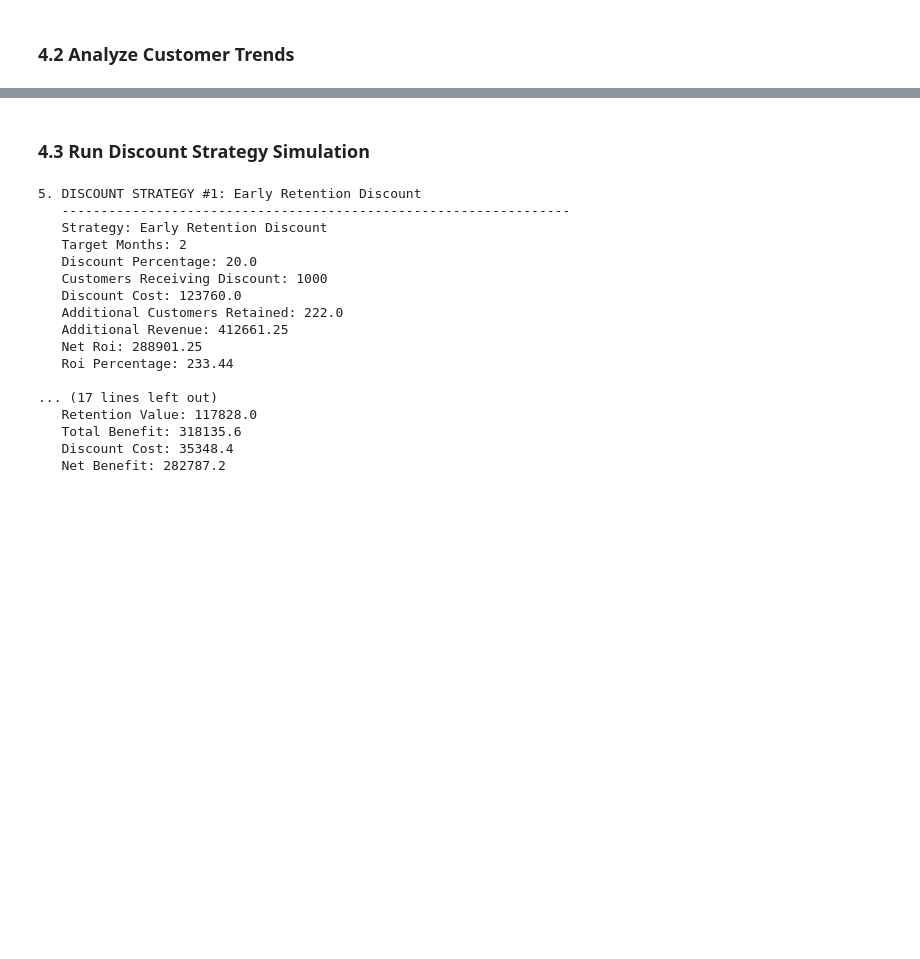
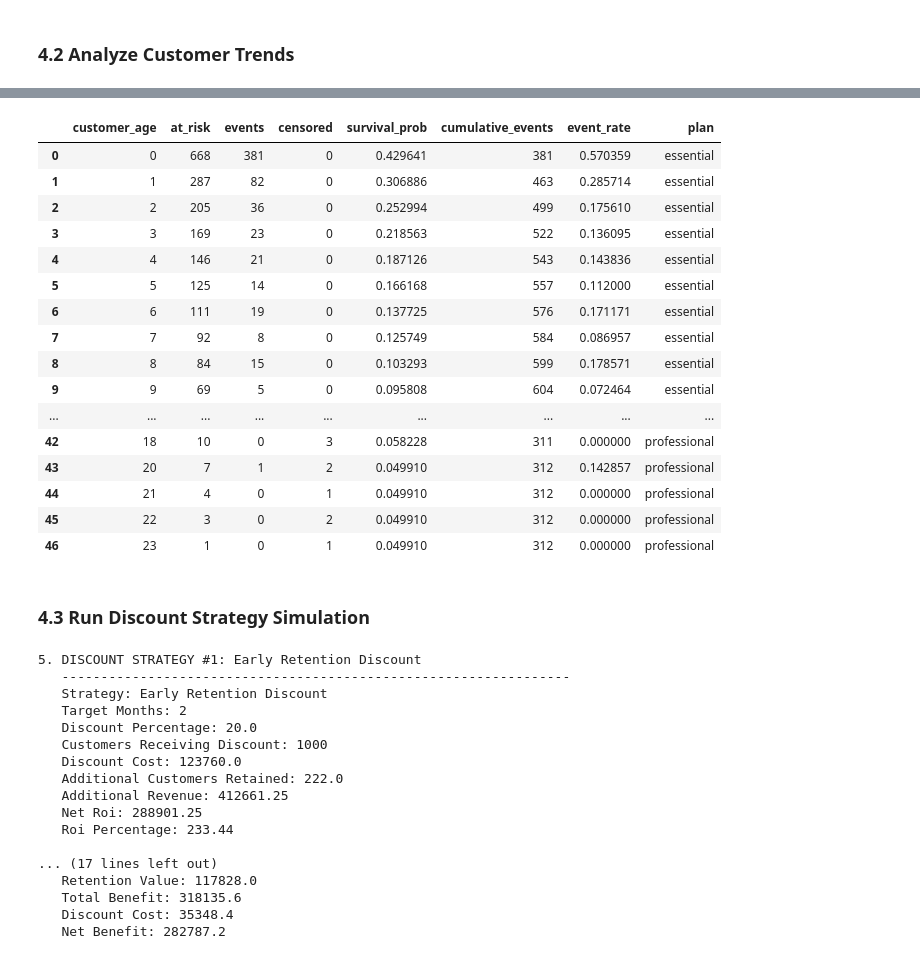
Before and after one commit to juileebhosale/Pricing_Strategy, a Jupyter notebook: Pricing_Strategy_mock_V2.ipynb, the cells around one changed output, grey strips where cells are left out. Saved outputs shown, nothing was run; the diff lists cells and outputs as text; code cells hidden in the pictures; blank space fills up the shorter version.

```diff
--- a/Pricing_Strategy_mock_V2.ipynb
+++ b/Pricing_Strategy_mock_V2.ipynb
@@ -552,3 +773,23 @@ plt.show()
+# %%
+survival_by_plan
+# %% [output]
+|  | customer_age | at_risk | events | censored | survival_prob | cumulative_events | event_rate | plan |
+| 0 | 0 | 668 | 381 | 0 | 0.429641 | 381 | 0.570359 | essential |
+| 1 | 1 | 287 | 82 | 0 | 0.306886 | 463 | 0.285714 | essential |
+| 2 | 2 | 205 | 36 | 0 | 0.252994 | 499 | 0.175610 | essential |
+| 3 | 3 | 169 | 23 | 0 | 0.218563 | 522 | 0.136095 | essential |
+| 4 | 4 | 146 | 21 | 0 | 0.187126 | 543 | 0.143836 | essential |
+| 5 | 5 | 125 | 14 | 0 | 0.166168 | 557 | 0.112000 | essential |
+| 6 | 6 | 111 | 19 | 0 | 0.137725 | 576 | 0.171171 | essential |
+| 7 | 7 | 92 | 8 | 0 | 0.125749 | 584 | 0.086957 | essential |
+| 8 | 8 | 84 | 15 | 0 | 0.103293 | 599 | 0.178571 | essential |
+| 9 | 9 | 69 | 5 | 0 | 0.095808 | 604 | 0.072464 | essential |
+| ... | ... | ... | ... | ... | ... | ... | ... | ... |
+| 42 | 18 | 10 | 0 | 3 | 0.058228 | 311 | 0.000000 | professional |
+| 43 | 20 | 7 | 1 | 2 | 0.049910 | 312 | 0.142857 | professional |
+| 44 | 21 | 4 | 0 | 1 | 0.049910 | 312 | 0.000000 | professional |
+| 45 | 22 | 3 | 0 | 2 | 0.049910 | 312 | 0.000000 | professional |
+| 46 | 23 | 1 | 0 | 1 | 0.049910 | 312 | 0.000000 | professional |
 # %% [markdown]
 ### 4.3 Run Discount Strategy Simulation
 # %%
```
Also changed, not shown: parts of 4 cells of this notebook.
